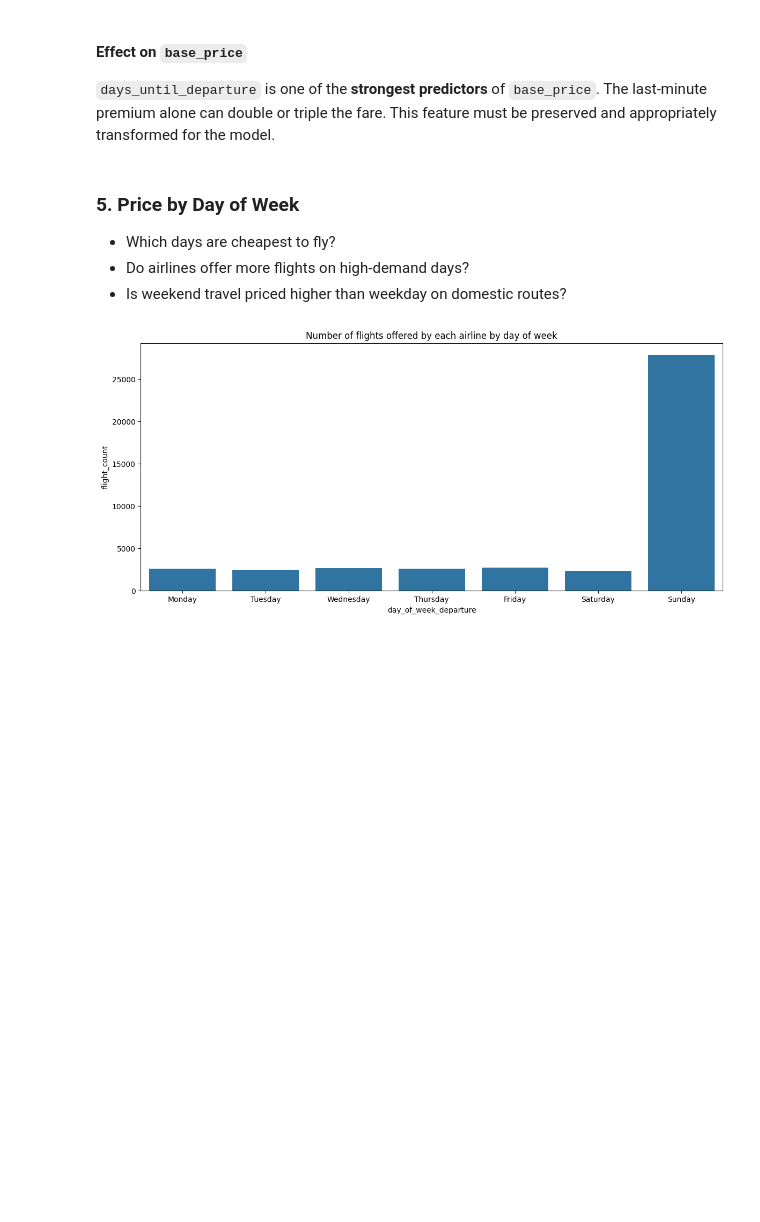
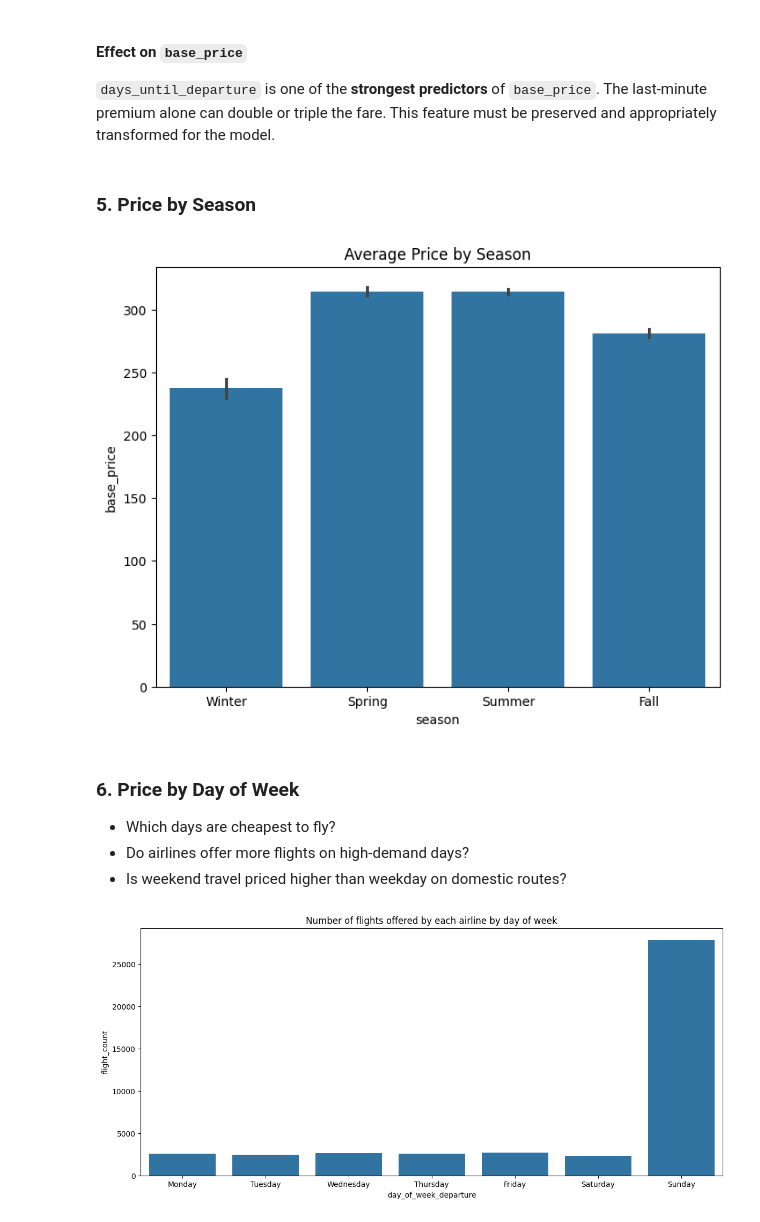
Before and after one commit to sheenamrv/flight-price-prediction-web-app, a Jupyter notebook: data cleaning and eda/eda.ipynb, the cells around one changed output. Saved outputs shown, nothing was run; the diff lists cells and outputs as text; code cells hidden in the pictures; blank space fills up the shorter version.

```diff
--- a/data cleaning and eda/eda.ipynb
+++ b/data cleaning and eda/eda.ipynb
@@ -272,8 +272,21 @@ plt.show()
 # %% [markdown]
 #### Effect on `base_price`
 `days_until_departure` is one of the **strongest predictors** of `base_price`. The last-minute premium alone can double or triple the fare. This feature must be preserved and appropriately transformed for the model.
+# %% [markdown]
+### 5. Price by Season
+# %%
+# create a new column to map the season based on the month of departure
+df['season'] = df['month_departure'].apply(lambda m: 'Winter' if m in [12,1,2] else 'Spring' if m in [3,4,5] else 'Summer' if m in [6,7,8] else 'Fall')
+
+# plot the average price by season
+plt.figure(figsize=(8,6))
+sns.barplot(data=df, x='season', y='base_price', order=['Winter', 'Spring', 'Summer', 'Fall'])
+plt.title('Average Price by Season')
+plt.show()
+# %% [output]
+[figure, added]
 # %% [markdown]
-### 5. Price by Day of Week
+### 6. Price by Day of Week
 - Which days are cheapest to fly?
 - Do airlines offer more flights on high-demand days?
 - Is weekend travel priced higher than weekday on domestic routes?
```
Also changed, not shown: parts of 5 cells of this notebook, 3 other files.
